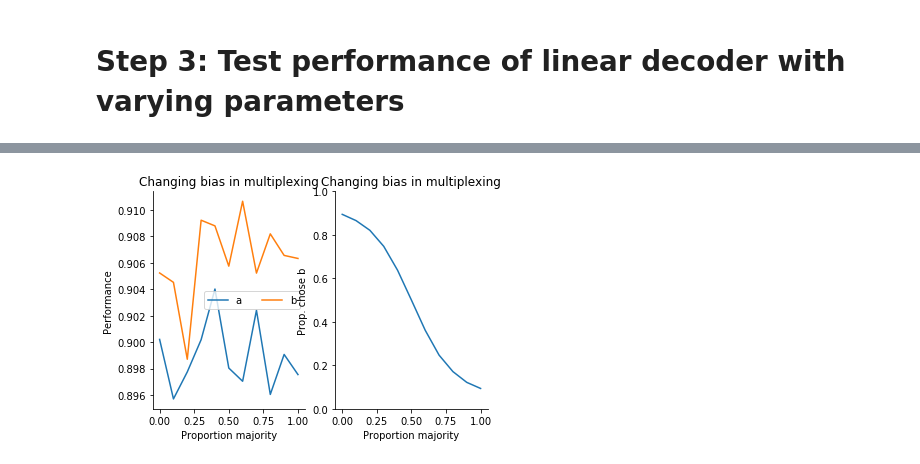
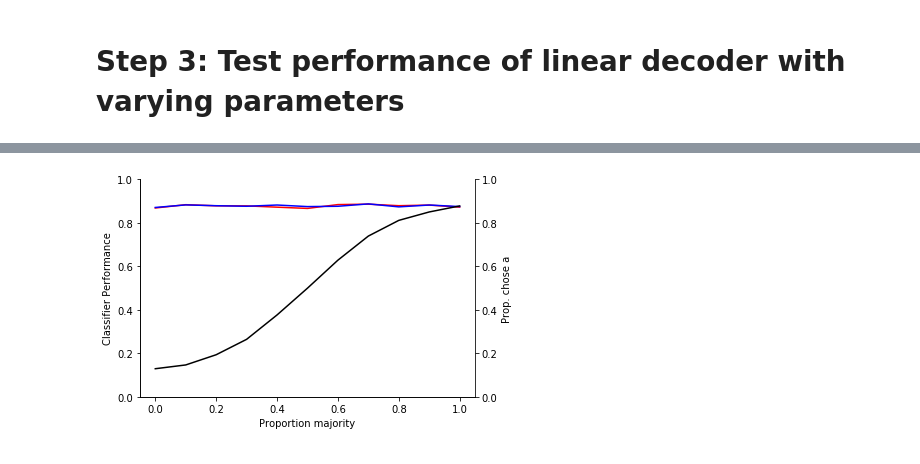
Before and after one commit to chacker17/CSHL22_courseProject, a Jupyter notebook: Multiplexing and population codes.ipynb, the cells around one changed output, grey strips where cells are left out. Drawn from its saved outputs; the diff is of its cells as text; code cells hidden in the pictures.

```diff
--- a/Multiplexing and population codes.ipynb
+++ b/Multiplexing and population codes.ipynb
@@ -184,10 +182,10 @@ default_theta = 10 # angle between vectors a and b (deg)
 # %%
-num_units_range = [10, 30, 50, 75, 90, 150, 200, 300]
-perf_by_units_a = np.empty((len(num_units_range),))
-perf_by_units_b = np.empty((len(num_units_range),))
-prop_b_by_units = np.empty((len(num_units_range),))
-for i in range(0, len(num_units_range)):
-    mean_perf_a, mean_perf_b, prop_b = cross_validated_decoder(default_num_pres, num_units_range[i], default_prop_maj, default_theta)
-    perf_by_units_a[i] = np.nanmean(mean_perf_a)
-    perf_by_units_b[i] = np.nanmean(mean_perf_b)
-    prop_b_by_units[i] = np.nanmean(prop_b)
+# num_units_range = [10, 30, 50, 75, 90, 150, 200, 300]
+# perf_by_units_a = np.empty((len(num_units_range),))
+# perf_by_units_b = np.empty((len(num_units_range),))
+# prop_b_by_units = np.empty((len(num_units_range),))
+# for i in range(0, len(num_units_range)):
+#     mean_perf_a, mean_perf_b, prop_b = cross_validated_decoder(default_num_pres, num_units_range[i], default_prop_maj, default_theta)
+#     perf_by_units_a[i] = np.nanmean(mean_perf_a)
+#     perf_by_units_b[i] = np.nanmean(mean_perf_b)
+#     prop_b_by_units[i] = np.nanmean(prop_b)
@@ -230,5 +218,5 @@ plt.show()
 # %%
-theta_range = [0, 3, 5, 7, 10, 15, 20, 25]
+theta_range = [0, 3, 5, 7, 10, 15, 20, 30, 40, 50, 60]
 perf_by_units_a = np.empty((len(theta_range),))
 perf_by_units_b = np.empty((len(theta_range),))
 prop_b_by_units = np.empty((len(theta_range),))
@@ -299,28 +300,30 @@ for i in range(0, len(propmaj_range)):
 # %%
 # Plot for visualization
-f, (ax1, ax2) = plt.subplots(1, 2)
+# f, (ax1, ax2) = plt.subplots(1, 2)
+fig, ax1 = plt.subplots()
 
-ax1.plot(propmaj_range, perf_by_units_a, label='a')
-ax1.plot(propmaj_range, perf_by_units_b, label='b')
+ax1.plot(propmaj_range, perf_by_units_a, 'r-', label='a')
+ax1.plot(propmaj_range, perf_by_units_b, 'b-', label='b')
 
-ax1.set_ylabel('Performance')
+ax1.set_ylabel('Classifier Performance')
 ax1.set_xlabel('Proportion majority')
-ax1.set_title('Changing bias in multiplexing')
+# ax1.set_title('Changing bias in multiplexing')
 ax1.spines['top'].set_visible(False)
 ax1.spines['right'].set_visible(False)
-ax1.legend()
-ax1.legend(ncol=2)
-plt.ylim((0.5, 1))
+# ax1.legend()
+# ax1.legend(ncol=2)
+ax1.set(ylim=((0, 1)))
 
-ax2.plot(propmaj_range, prop_b_by_units)
+ax2 = ax1.twinx()
+ax2.plot(propmaj_range, 1-prop_b_by_units, 'k-')
 
-ax2.set_ylabel('Prop. chose b')
+ax2.set_ylabel('Prop. chose a')
 ax2.set_xlabel('Proportion majority')
-ax2.set_title('Changing bias in multiplexing')
+# ax2.set_title('Changing bias in multiplexing')
 ax2.spines['top'].set_visible(False)
-ax2.spines['right'].set_visible(False)
-plt.ylim((0, 1))
+# ax2.spines['right'].set_visible(False)
+ax2.set(ylim=((0, 1)))
 
 plt.show()
 # %% [output]
-[figure, old version]
+[figure, new version]
```
Also changed, not shown: parts of 11 cells of this notebook, 14 other files.
